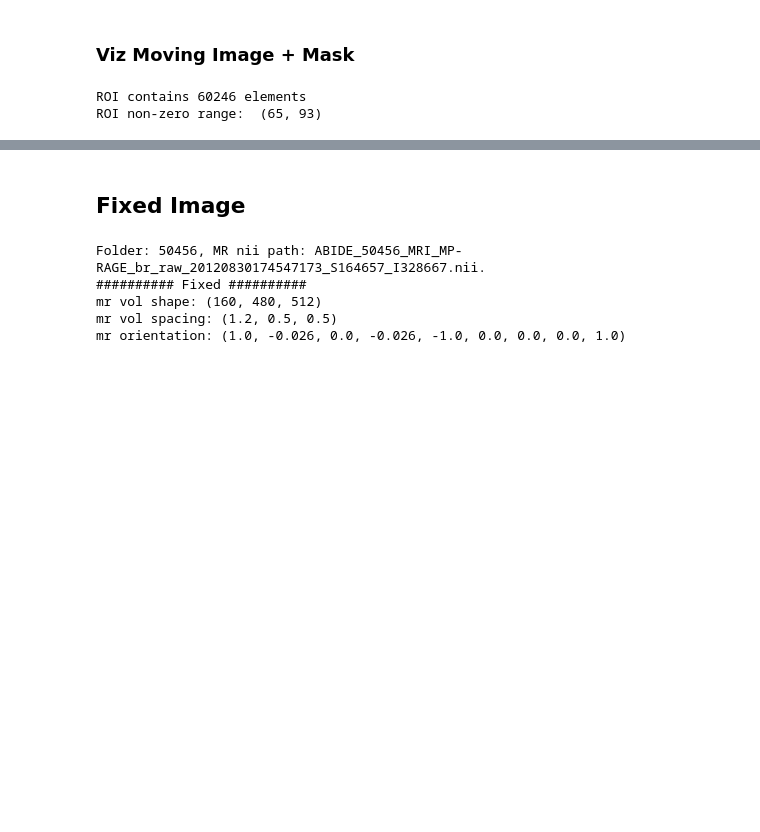
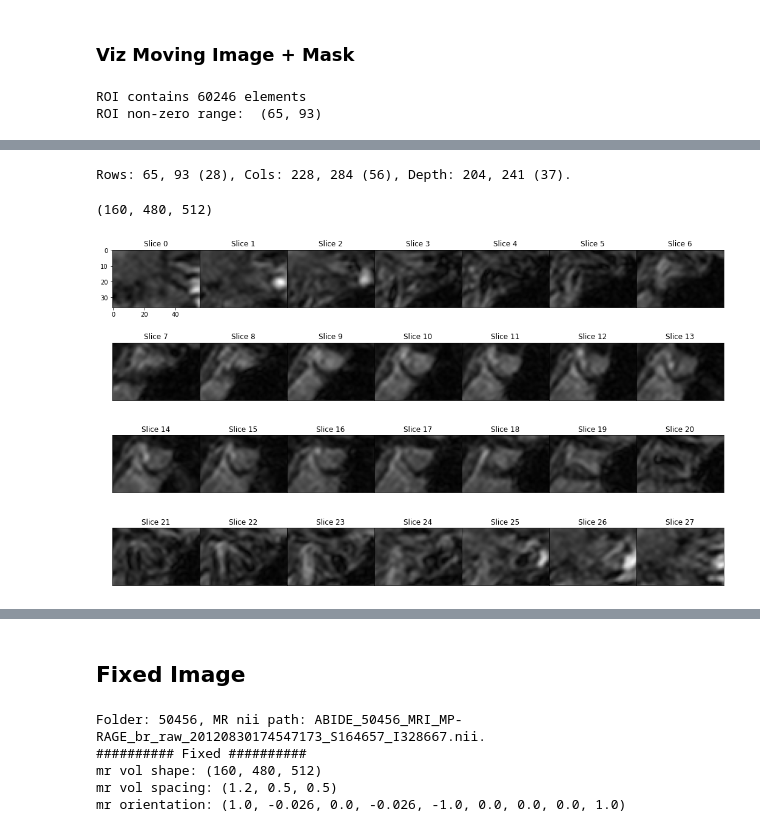
Before and after one commit to RGologorsky/DeepPit, a Jupyter notebook: 0 - Affine Alignment.ipynb, the cells around one changed output, grey strips where cells are left out. Drawn from its saved outputs; the diff is of its cells as text; code cells hidden in the pictures; blank space fills up the shorter version.

```diff
--- a/0 - Affine Alignment.ipynb
+++ b/0 - Affine Alignment.ipynb
@@ -124,0 +132,30 @@ viz_axis(sitk2np(moving_obj), bin_mask_arr=moving_mask_arr,
+# %%
+# https://stackoverflow.com/questions/31400769/bounding-box-of-numpy-array
+def bbox2_3D(img):
+
+    r = np.any(img, axis=(1, 2))
+    c = np.any(img, axis=(0, 2))
+    z = np.any(img, axis=(0, 1))
+
+    rmin, rmax = np.where(r)[0][[0, -1]]
+    cmin, cmax = np.where(c)[0][[0, -1]]
+    zmin, zmax = np.where(z)[0][[0, -1]]
+
+    return rmin, rmax, cmin, cmax, zmin, zmax
+# %%
+rmin, rmax, cmin, cmax, zmin, zmax = bbox2_3D(moving_mask_arr)
+print(f"Rows: {rmin}, {rmax} ({rmax-rmin}), Cols: {cmin}, {cmax} ({cmax-cmin}), Depth: {zmin}, {zmax} ({zmax-zmin}).")
+# %% [output]
+Rows: 65, 93 (28), Cols: 228, 284 (56), Depth: 204, 241 (37).
+# %%
+moving_mask_arr.shape
+# %% [output]
+(160, 480, 512)
+# %%
+# viz just the sella
+viz_axis(sitk2np(moving_obj)[rmin:rmax, cmin:cmax, zmin:zmax],
+        slices=lrange(0,28), fixed_axis=0, \
+        axis_fn = np.rot90, \
+        grid = [4, 7], hspace=0.3, fig_mult=2)
+# %% [output]
+[figure, added]
```
Also changed, not shown: parts of 11 cells of this notebook, 2 other files.
